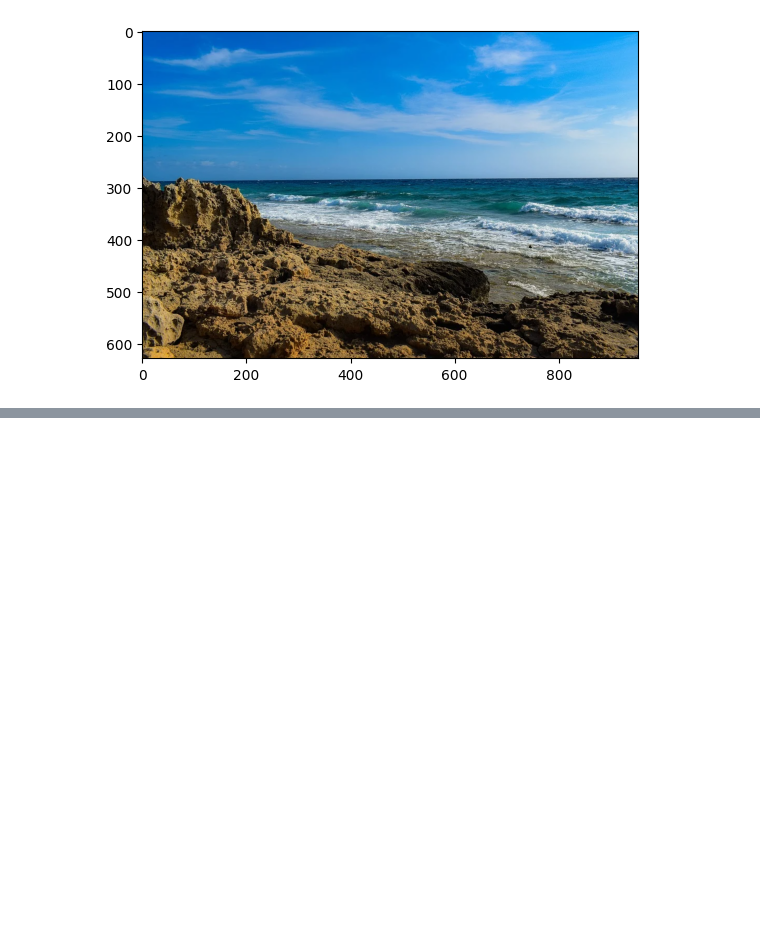
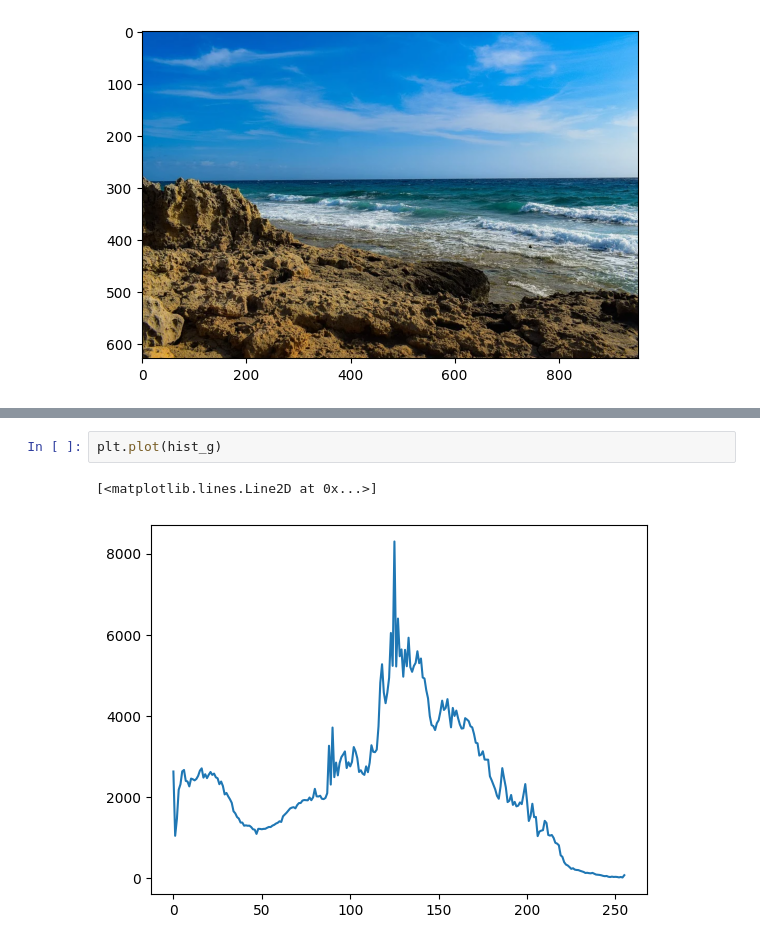
Before and after one commit to Andres-LM/entregas_vp1, a Jupyter notebook: TP1/tp1_parte2_andres_merli.ipynb, the cells around one changed output, grey strips where cells are left out. Cells and saved outputs as stored; diff of their text form; blank space fills up the shorter version.

```diff
--- a/TP1/tp1_parte2_andres_merli.ipynb
+++ b/TP1/tp1_parte2_andres_merli.ipynb
@@ -58,0 +71,5 @@ plt.show()
+# %%
+plt.plot(hist_g)
+# %% [output]
+[<matplotlib.lines.Line2D at 0x...>]
+[figure, added]
```
Also changed, not shown: parts of 5 cells of this notebook, 1 other file.
